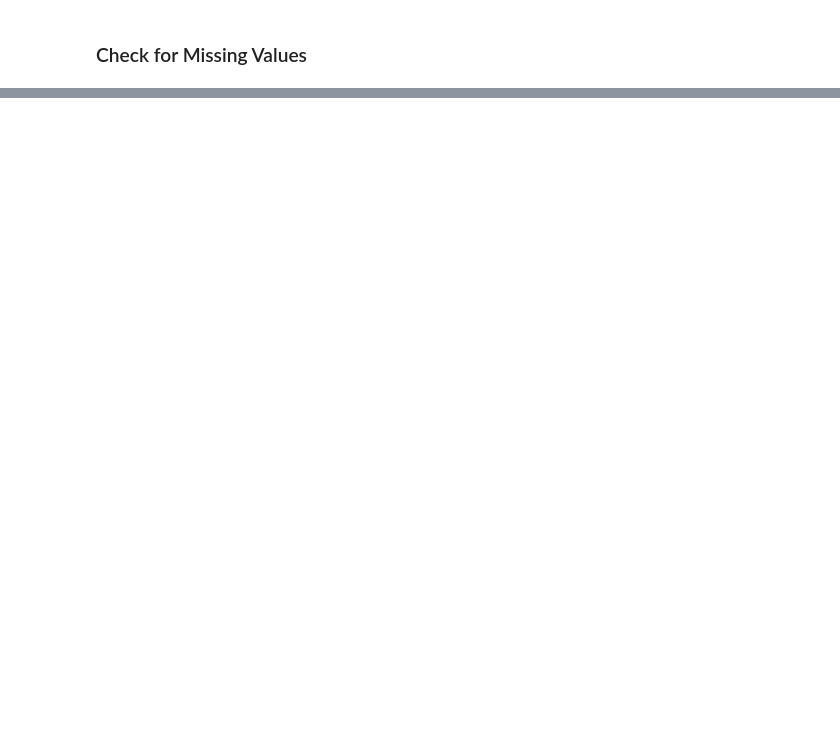
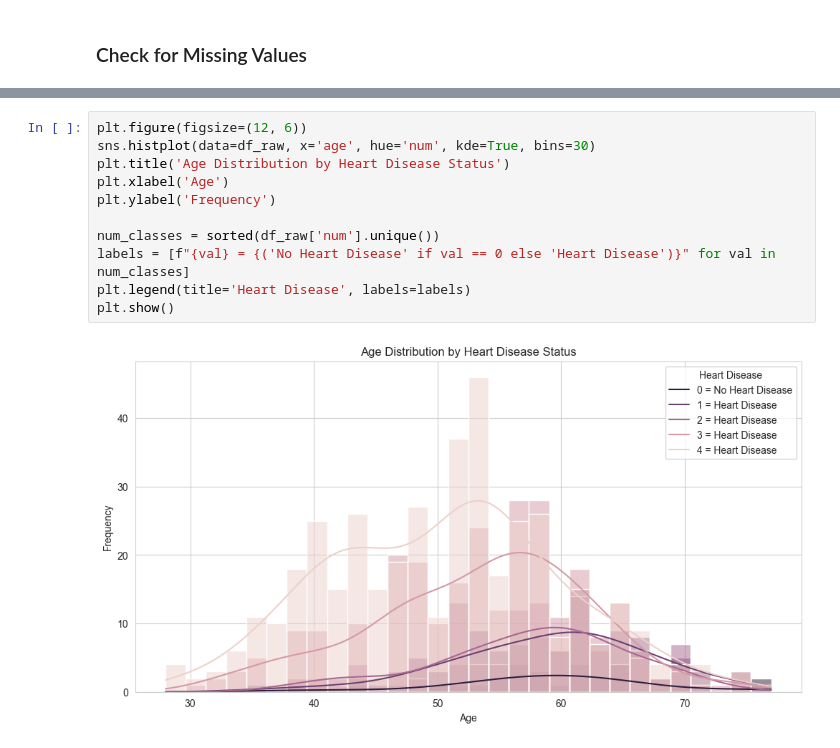
Before and after one commit to SelamT94/Heart-Diesease-Prediction, a Jupyter notebook: notebooks/01_initial_data_exploration.ipynb, the cells around one changed output, grey strips where cells are left out. Cells and saved outputs as stored; diff of their text form; blank space fills up the shorter version.

```diff
--- a/notebooks/01_initial_data_exploration.ipynb
+++ b/notebooks/01_initial_data_exploration.ipynb
@@ -129,0 +220,13 @@ plt.show()
+# %%
+plt.figure(figsize=(12, 6))
+sns.histplot(data=df_raw, x='age', hue='num', kde=True, bins=30)
+plt.title('Age Distribution by Heart Disease Status')
+plt.xlabel('Age')
+plt.ylabel('Frequency')
+
+num_classes = sorted(df_raw['num'].unique())
+labels = [f"{val} = {('No Heart Disease' if val == 0 else 'Heart Disease')}" for val in num_classes]
+plt.legend(title='Heart Disease', labels=labels)
+plt.show()
+# %% [output]
+[figure, added]
```
Also changed, not shown: parts of 26 cells of this notebook, 24 other files.
